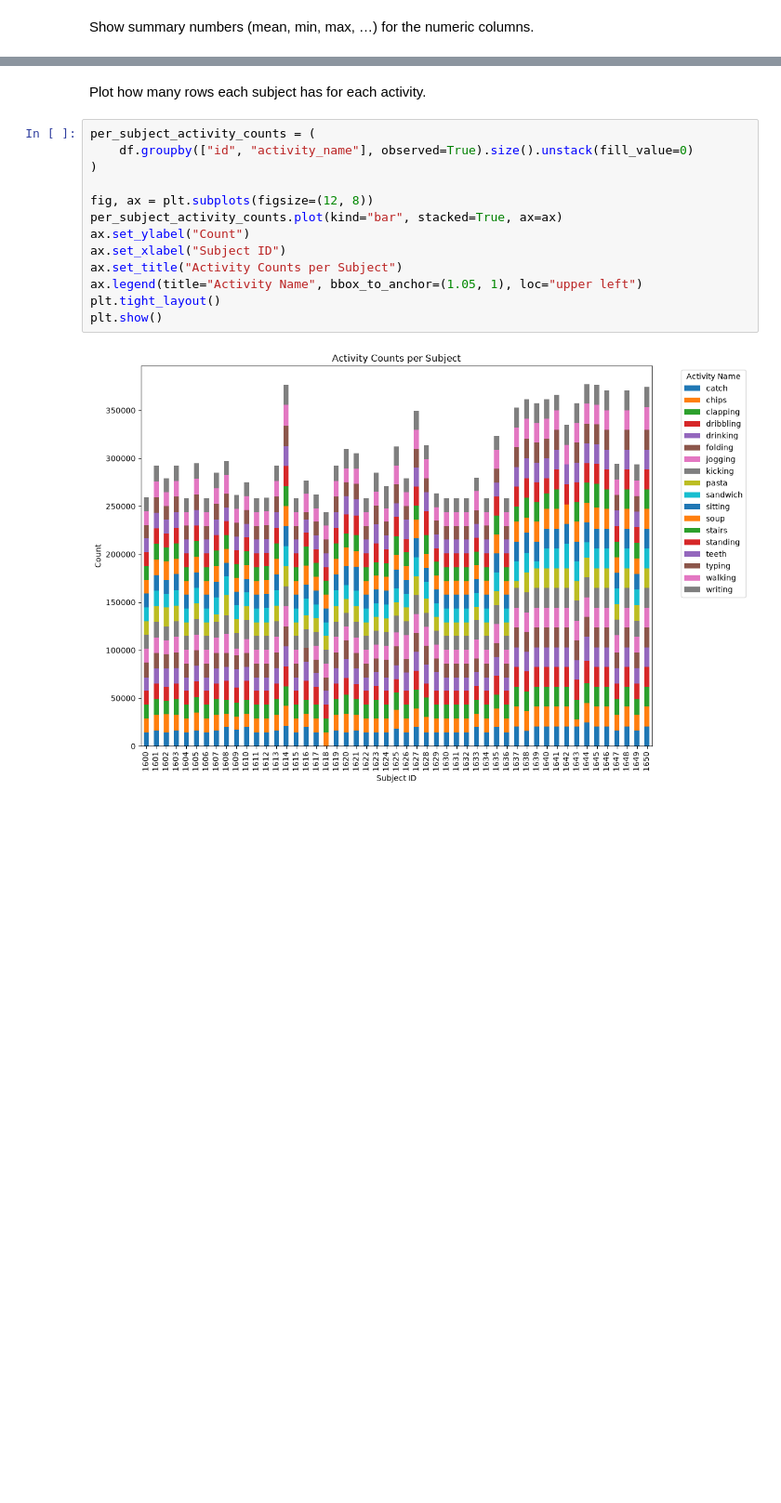
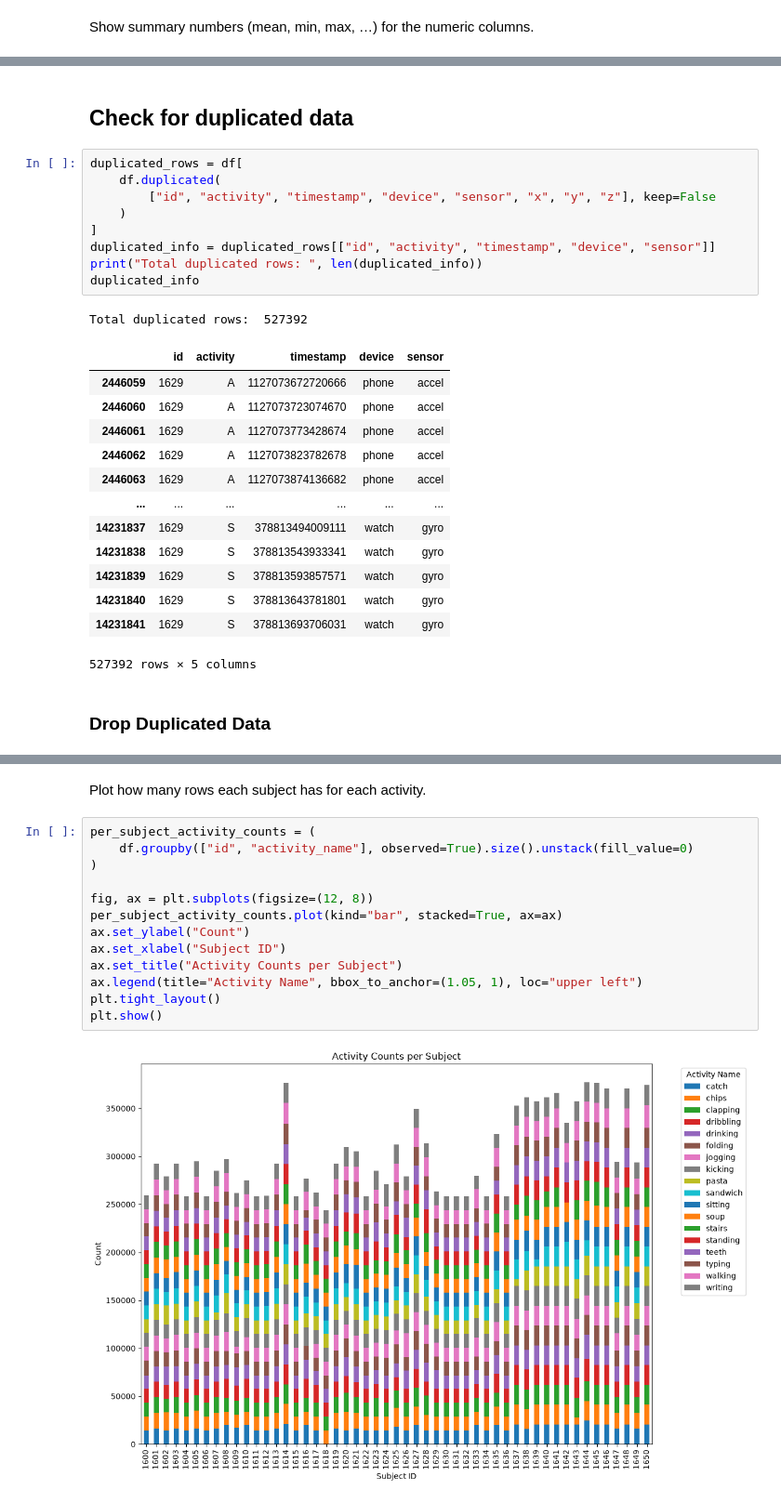
Before and after one commit to Beekeyinn/NLP-HAR-PROJ, a Jupyter notebook: eda.ipynb, the cells around one changed output, grey strips where cells are left out. Shown at 93% size. Drawn from its saved outputs; the diff is of its cells as text; blank space fills up the shorter version.

```diff
--- a/eda.ipynb
+++ b/eda.ipynb
@@ -138 +134,29 @@ df.describe()
 | max | 1.650000e+03 | 2.724599e+15 | 7.847761e+01 | 6.441166e+01 | 6.908195e+01 |
+# %% [markdown]
+## Check for duplicated data
+# %%
+duplicated_rows = df[
+    df.duplicated(
+        ["id", "activity", "timestamp", "device", "sensor", "x", "y", "z"], keep=False
+    )
+]
+duplicated_info = duplicated_rows[["id", "activity", "timestamp", "device", "sensor"]]
+print("Total duplicated rows: ", len(duplicated_info))
+duplicated_info
+# %% [output]
+Total duplicated rows:  527392
+|  | id | activity | timestamp | device | sensor |
+| 2446059 | 1629 | A | 1127073672720666 | phone | accel |
+| 2446060 | 1629 | A | 1127073723074670 | phone | accel |
+| 2446061 | 1629 | A | 1127073773428674 | phone | accel |
+| 2446062 | 1629 | A | 1127073823782678 | phone | accel |
+| 2446063 | 1629 | A | 1127073874136682 | phone | accel |
+| ... | ... | ... | ... | ... | ... |
+| 14231837 | 1629 | S | 378813494009111 | watch | gyro |
+| 14231838 | 1629 | S | 378813543933341 | watch | gyro |
+| 14231839 | 1629 | S | 378813593857571 | watch | gyro |
+| 14231840 | 1629 | S | 378813643781801 | watch | gyro |
+| 14231841 | 1629 | S | 378813693706031 | watch | gyro |
+527392 rows × 5 columns
+# %% [markdown]
+### Drop Duplicated Data
```
Also changed, not shown: parts of 4 cells of this notebook, 2 other files.
